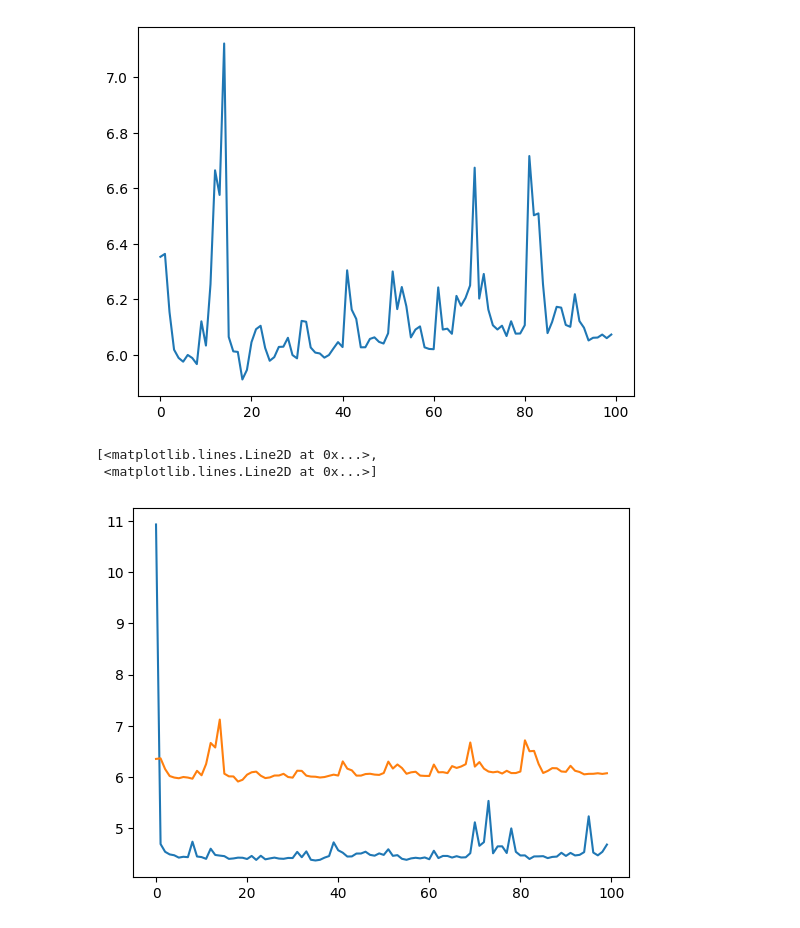
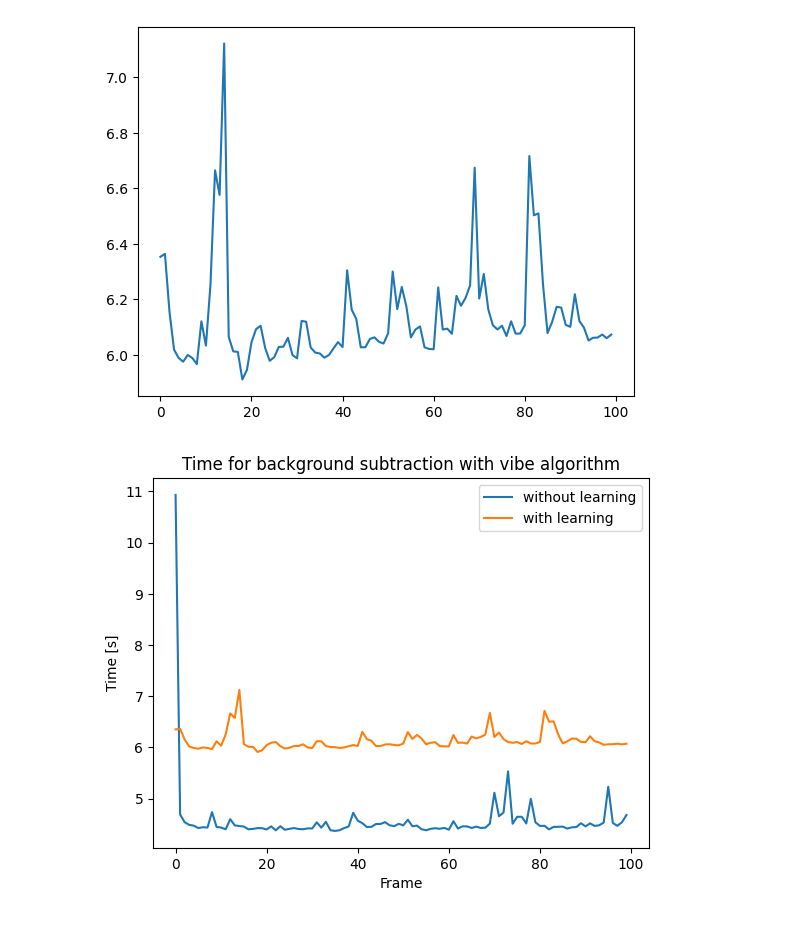
Before and after one commit to lambi702/CV-Video_annotation, a Jupyter notebook: background_subtraction.ipynb, the cells around one changed output. Cells and saved outputs as stored; diff of their text form; code cells hidden in the pictures.

Commit message:
plot vibe

```diff
--- a/background_subtraction.ipynb
+++ b/background_subtraction.ipynb
@@ -338,7 +338,10 @@ plt.plot(exec_time_with_learning)
 [figure]
 # %%
 plt.plot(np.arange(100),exec_time,np.arange(100),exec_time_with_learning)
+plt.legend(['without learning','with learning'])
+plt.title('Time for background subtraction with vibe algorithm')
+plt.xlabel('Frame')
+plt.ylabel('Time [s]')
+plt.show()
 # %% [output]
-[<matplotlib.lines.Line2D at 0x...>,
- <matplotlib.lines.Line2D at 0x...>]
-[figure, old version]
+[figure, new version]
```
